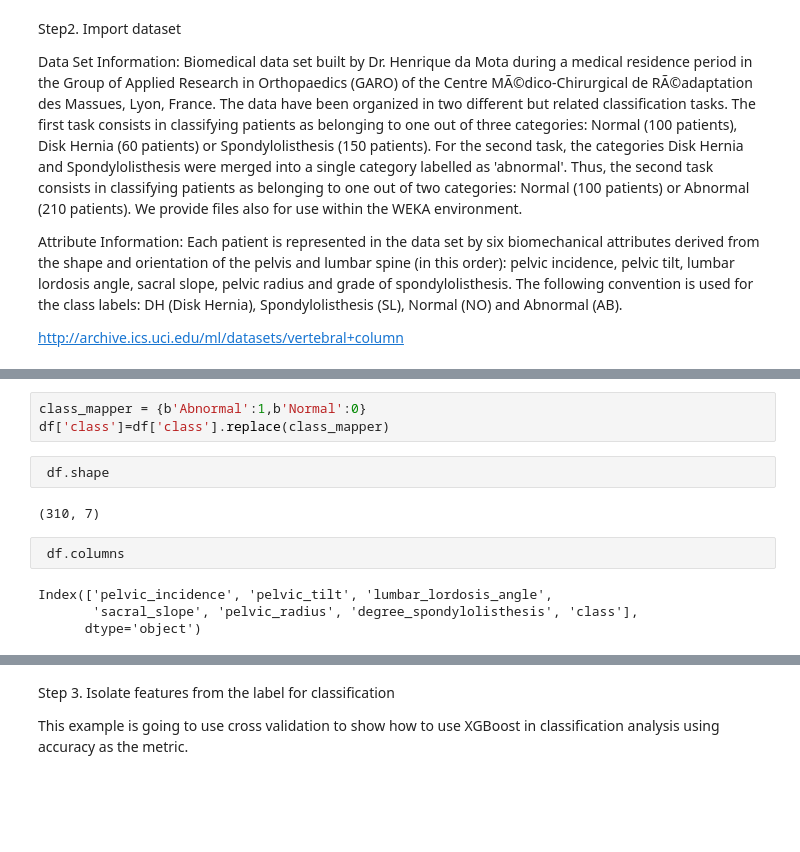
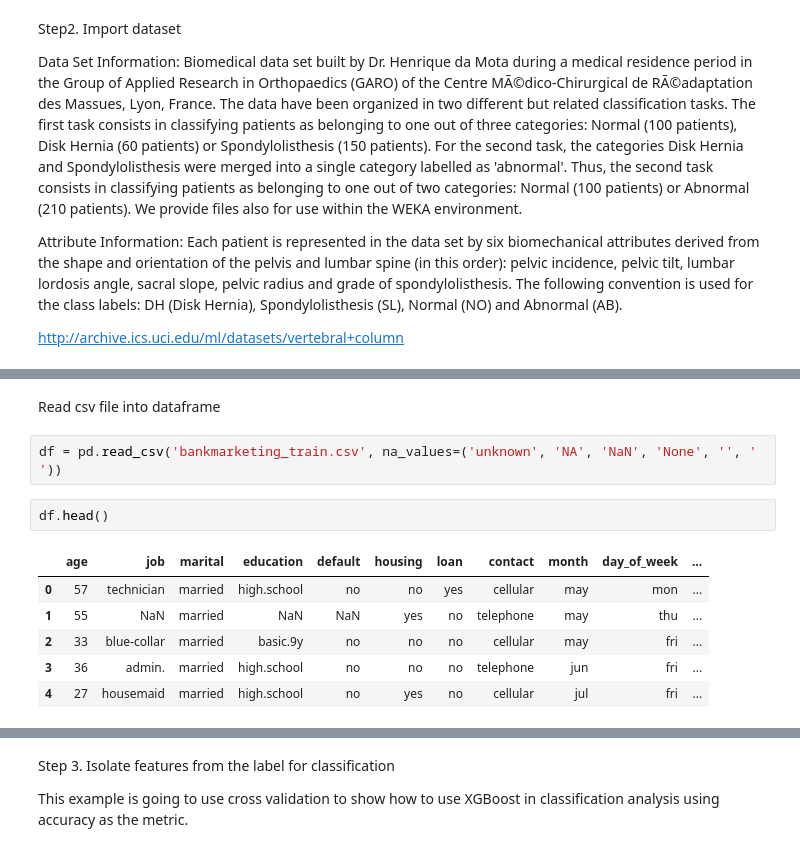
Before and after one commit to ustcsteve/XGBoost-Use-Guide, a Jupyter notebook: XGBoost.ipynb, the cells around one changed output, grey strips where cells are left out. Drawn from its saved outputs; the diff is of its cells as text; blank space fills up the shorter version.

```diff
--- a/XGBoost.ipynb
+++ b/XGBoost.ipynb
@@ -41,13 +34,13 @@ df = pd.DataFrame(data[0])
-# %%
-class_mapper = {b'Abnormal':1,b'Normal':0}
-df['class']=df['class'].replace(class_mapper)
-# %%
- df.shape
-# %% [output]
-(310, 7)
-# %%
- df.columns
-# %% [output]
-Index(['pelvic_incidence', 'pelvic_tilt', 'lumbar_lordosis_angle',
-       'sacral_slope', 'pelvic_radius', 'degree_spondylolisthesis', 'class'],
-      dtype='object')
+# %% [markdown]
+Read csv file into dataframe
+# %%
+df = pd.read_csv('bankmarketing_train.csv', na_values=('unknown', 'NA', 'NaN', 'None', '', ' '))
+# %%
+df.head()
+# %% [output]
+|  | age | job | marital | education | default | housing | loan | contact | month | day_of_week | ... |
+| 0 | 57 | technician | married | high.school | no | no | yes | cellular | may | mon | ... |
+| 1 | 55 | NaN | married | NaN | NaN | yes | no | telephone | may | thu | ... |
+| 2 | 33 | blue-collar | married | basic.9y | no | no | no | cellular | may | fri | ... |
+| 3 | 36 | admin. | married | high.school | no | no | no | telephone | jun | fri | ... |
+| 4 | 27 | housemaid | married | high.school | no | yes | no | cellular | jul | fri | ... |
```
Also changed, not shown: parts of 38 cells of this notebook.
